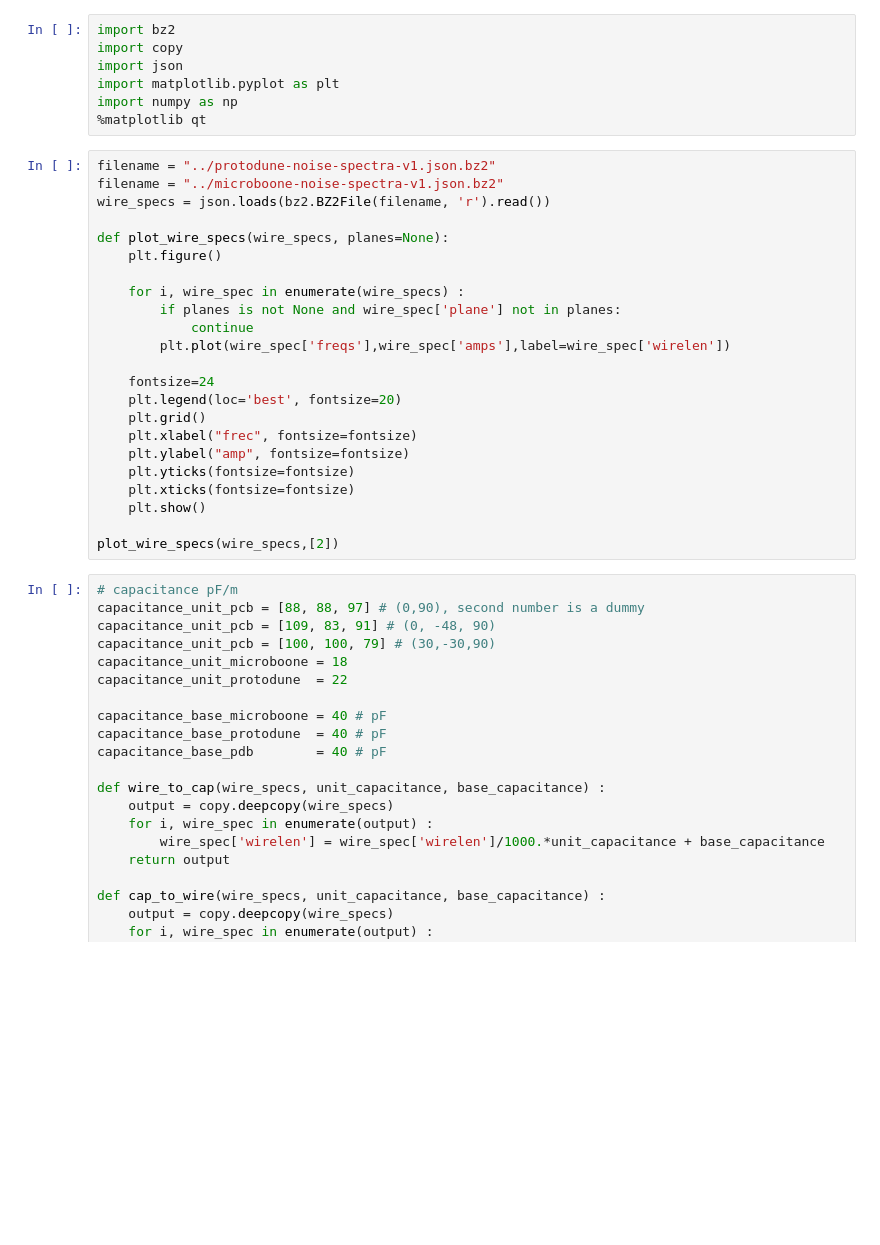
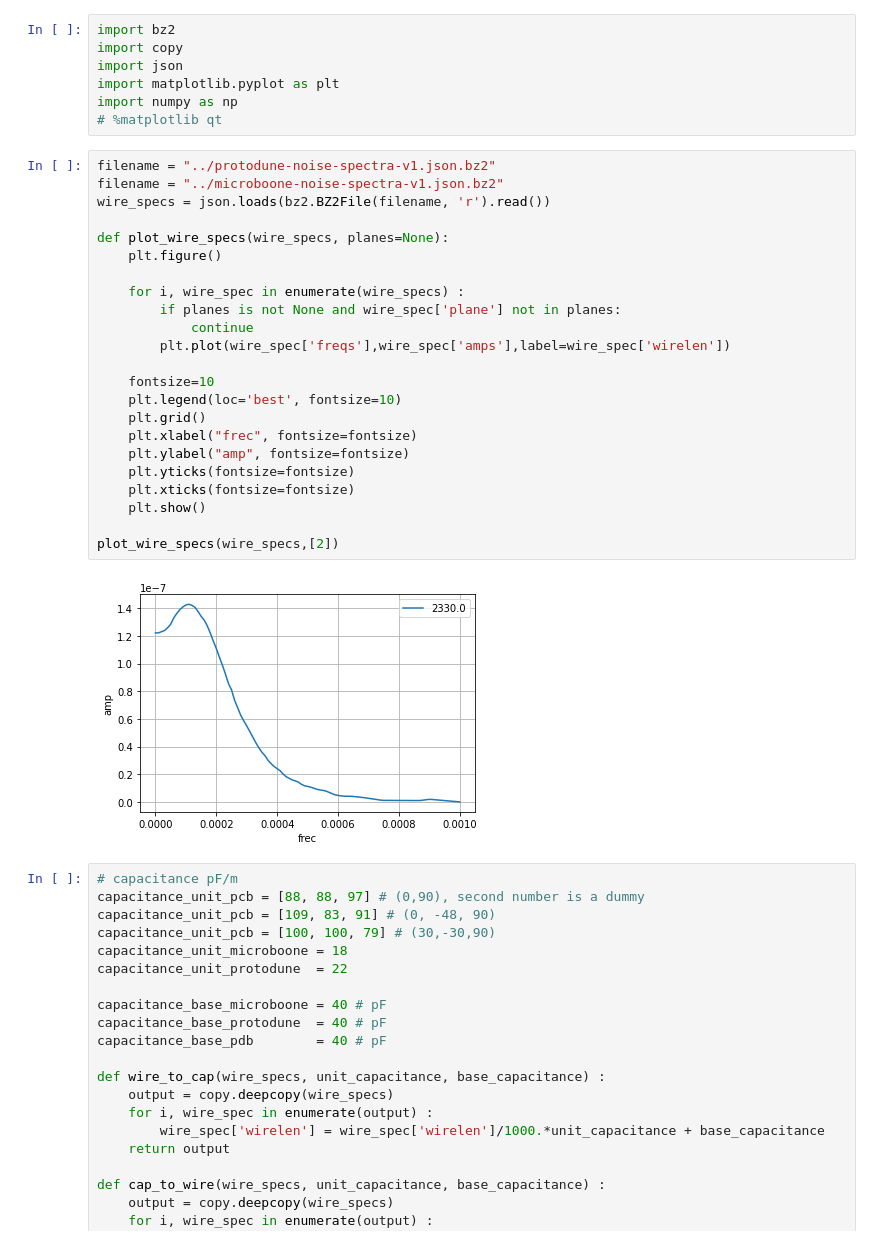
Before and after one commit to HaiwangYu/dune-vd-dev, a Jupyter notebook: plot-noise-spectra.ipynb, the cells around one changed output. Drawn from its saved outputs; the diff is of its cells as text; blank space fills up the shorter version.

```diff
--- a/plot-noise-spectra.ipynb
+++ b/plot-noise-spectra.ipynb
@@ -4,30 +4,32 @@ import copy
 import json
 import matplotlib.pyplot as plt
 import numpy as np
-%matplotlib qt
+# %matplotlib qt
 # %%
 filename = "../protodune-noise-spectra-v1.json.bz2"
 filename = "../microboone-noise-spectra-v1.json.bz2"
 wire_specs = json.loads(bz2.BZ2File(filename, 'r').read())
 
 def plot_wire_specs(wire_specs, planes=None):
     plt.figure()
 
     for i, wire_spec in enumerate(wire_specs) :
         if planes is not None and wire_spec['plane'] not in planes:
             continue
         plt.plot(wire_spec['freqs'],wire_spec['amps'],label=wire_spec['wirelen'])
 
-    fontsize=24
-    plt.legend(loc='best', fontsize=20)
+    fontsize=10
+    plt.legend(loc='best', fontsize=10)
     plt.grid()
     plt.xlabel("frec", fontsize=fontsize)
     plt.ylabel("amp", fontsize=fontsize)
     plt.yticks(fontsize=fontsize)
     plt.xticks(fontsize=fontsize)
     plt.show()
 
 plot_wire_specs(wire_specs,[2])
+# %% [output]
+[figure, added]
 # %%
 # capacitance pF/m
 capacitance_unit_pcb = [88, 88, 97] # (0,90), second number is a dummy
```
Also changed, not shown: parts of 2 cells of this notebook.
